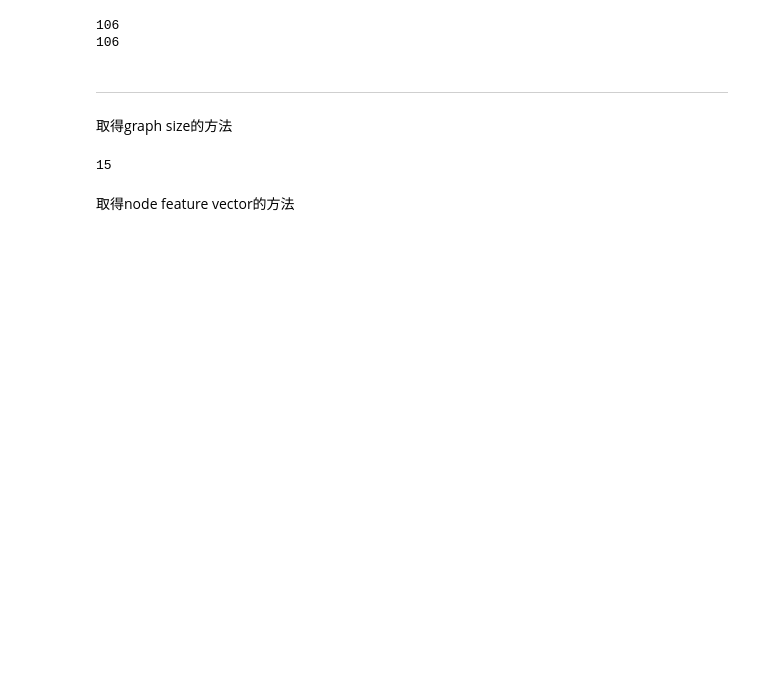
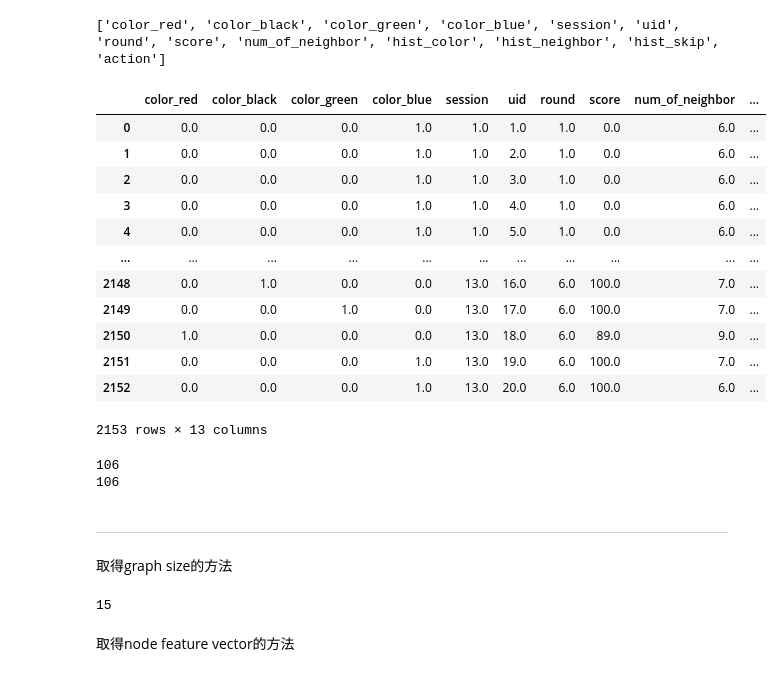
Before and after one commit to sisiayang/Graph-coloring-problem, a Jupyter notebook: test_for_data.ipynb, the cells around one changed output. Saved outputs shown, nothing was run; the diff lists cells and outputs as text; code cells hidden in the pictures; blank space fills up the shorter version.

```diff
--- a/test_for_data.ipynb
+++ b/test_for_data.ipynb
@@ -6,6 +5,35 @@ import numpy as np
 # %%
 feature_df = pd.read_csv('data/graph_feature.csv')
 structure_df = pd.read_csv('data/graph_structure.csv')
+# %%
+col = feature_df.columns.tolist()
+col.remove('color')
+new_col = ['color_red', 'color_black', 'color_green', 'color_blue'] + col
+print(new_col)
+# %% [output]
+['color_red', 'color_black', 'color_green', 'color_blue', 'session', 'uid', 'round', 'score', 'num_of_neighbor', 'hist_color', 'hist_neighbor', 'hist_skip', 'action']
+# %%
+from sklearn.compose import ColumnTransformer
+from sklearn.preprocessing import OneHotEncoder
+
+ct = ColumnTransformer([('color', OneHotEncoder(), [3])], remainder='passthrough')
+feature_onehot = np.array(ct.fit_transform(feature_df))
+feature_onehot_df = pd.DataFrame(feature_onehot, columns=new_col)
+feature_onehot_df
+# %% [output]
+|  | color_red | color_black | color_green | color_blue | session | uid | round | score | num_of_neighbor | ... |
+| 0 | 0.0 | 0.0 | 0.0 | 1.0 | 1.0 | 1.0 | 1.0 | 0.0 | 6.0 | ... |
+| 1 | 0.0 | 0.0 | 0.0 | 1.0 | 1.0 | 2.0 | 1.0 | 0.0 | 6.0 | ... |
+| 2 | 0.0 | 0.0 | 0.0 | 1.0 | 1.0 | 3.0 | 1.0 | 0.0 | 6.0 | ... |
+| 3 | 0.0 | 0.0 | 0.0 | 1.0 | 1.0 | 4.0 | 1.0 | 0.0 | 6.0 | ... |
+| 4 | 0.0 | 0.0 | 0.0 | 1.0 | 1.0 | 5.0 | 1.0 | 0.0 | 6.0 | ... |
+| ... | ... | ... | ... | ... | ... | ... | ... | ... | ... | ... |
+| 2148 | 0.0 | 1.0 | 0.0 | 0.0 | 13.0 | 16.0 | 6.0 | 100.0 | 7.0 | ... |
+| 2149 | 0.0 | 0.0 | 1.0 | 0.0 | 13.0 | 17.0 | 6.0 | 100.0 | 7.0 | ... |
+| 2150 | 1.0 | 0.0 | 0.0 | 0.0 | 13.0 | 18.0 | 6.0 | 89.0 | 9.0 | ... |
+| 2151 | 0.0 | 0.0 | 0.0 | 1.0 | 13.0 | 19.0 | 6.0 | 100.0 | 7.0 | ... |
+| 2152 | 0.0 | 0.0 | 0.0 | 1.0 | 13.0 | 20.0 | 6.0 | 100.0 | 6.0 | ... |
+2153 rows × 13 columns
 # %%
 def create_graph(session, df):  # df size = graph size
     size = len(df)+1
```
Also changed, not shown: parts of 9 cells of this notebook, 3 other files.
